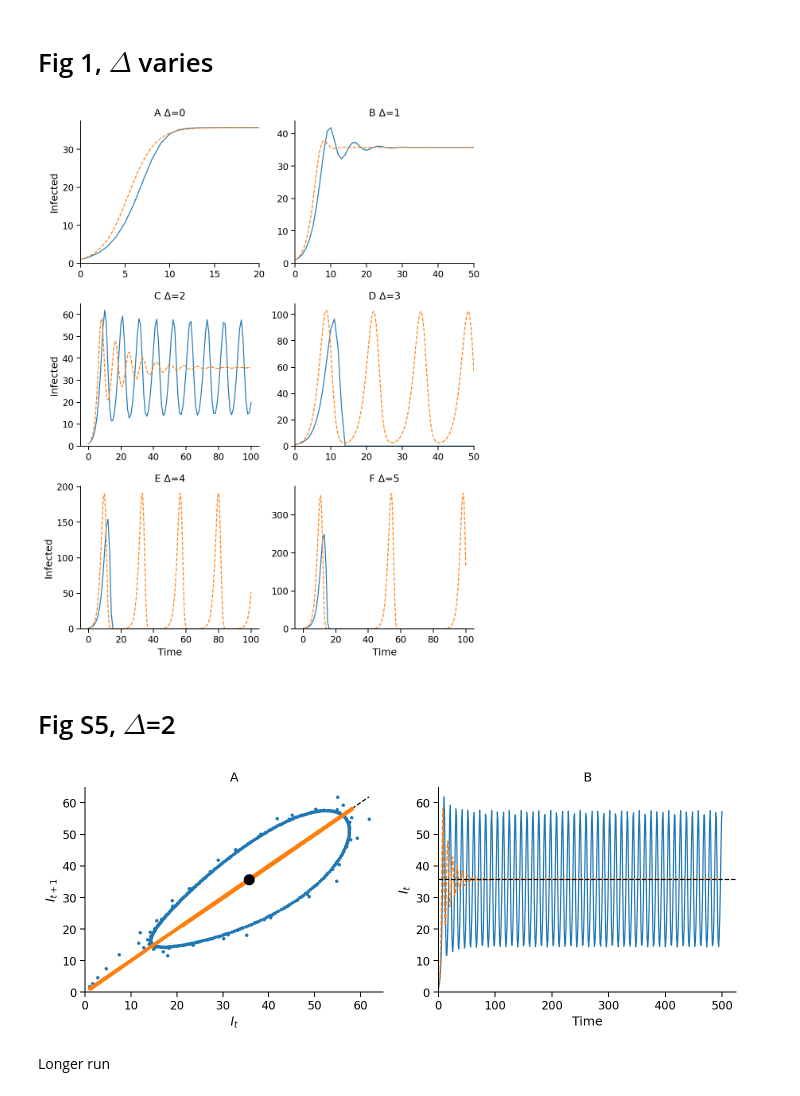
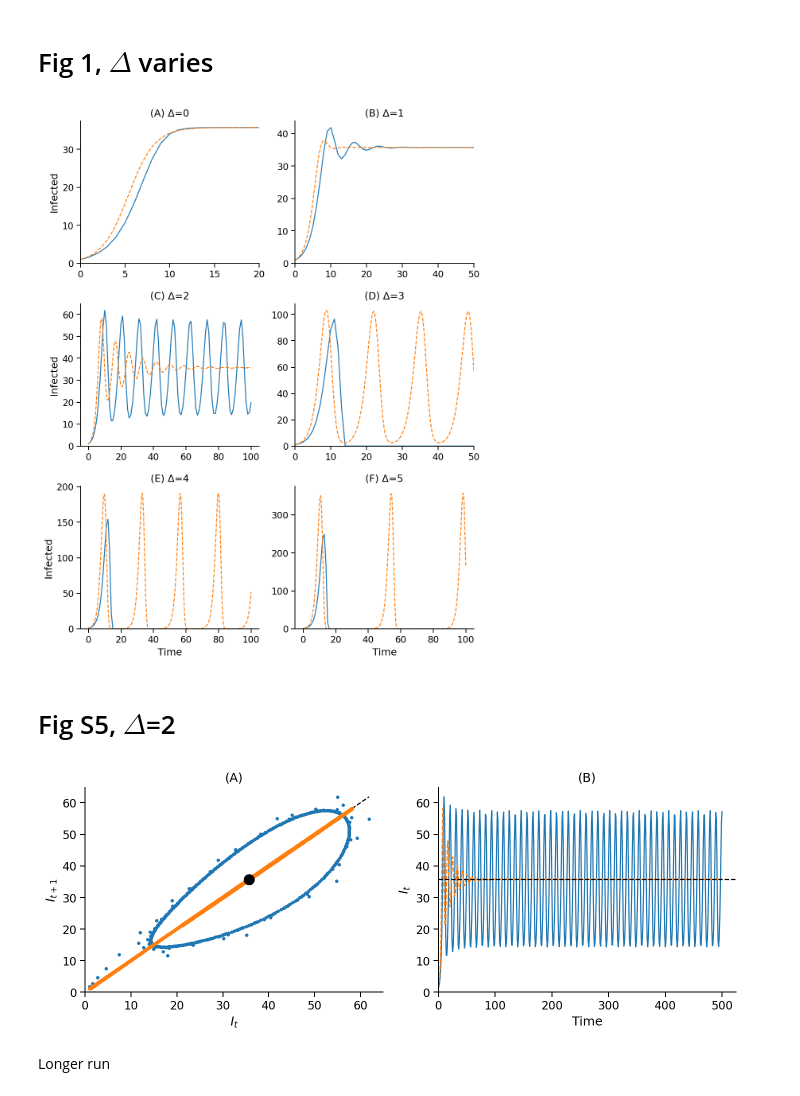
Before and after one commit to yoavram/SanJose, a Jupyter notebook: notebooks/model-SIS.ipynb, the cells around one changed output. Saved outputs shown, nothing was run; the diff lists cells and outputs as text; code cells hidden in the pictures.

```diff
--- a/notebooks/model-SIS.ipynb
+++ b/notebooks/model-SIS.ipynb
@@ -136,7 +136,7 @@ for b0_, ax, label in zip(b0s, axes.flat, 'ABCDEF'):
     t, Icont = det_cont_simulation(I0, N, b0_, γ, c_hat, α1, α2, Δ, tmax=150)
     ax.plot(t, Icont, '--')
     ax.set_ylim(0, None)
-    ax.set_title("{} $b_0$={}".format(label, b0_))
+    ax.set_title("({}) $b_0$={}".format(label, b0_))
 for ax in axes[:,0]: ax.set_ylabel('Infected')
 for ax in axes[2]: ax.set_xlabel('Time')
 axes[2,0].set_xlim(0, 50)
@@ -161,21 +161,21 @@ for Δ_ in Δs:
 # %%
 fig, axes = plt.subplots(3, 2, figsize=(8, 3.33*3))
 for Δ_, ax, label, (Idis, t, Icont) in zip(Δs, axes.flat, 'ABCDEF', results_Δs):
     ax.plot(Idis)
     ax.plot(t, Icont, '--')
     ax.set_ylim(0, None)
-    ax.set_title("{} Δ={}".format(label, Δ_))
+    ax.set_title("({}) Δ={}".format(label, Δ_))
 axes[0,0].set_xlim(0, 20)
 axes[0,1].set_xlim(0, 50)
 axes[1,1].set_xlim(0, 50)
 for ax in axes[:,0]: ax.set_ylabel('Infected')
 for ax in axes[2]: ax.set_xlabel('Time')
 
 fig.tight_layout()
 sns.despine()
 plt.savefig('../figures/fig1.pdf', dpi=100)
 # %% [output]
-[figure, old version]
+[figure, new version]
 # %% [markdown]
 # Fig S5, $\Delta$=2
 # %%
@@ -199,13 +199,13 @@ ax.plot(t, Icont, '--')
 ax.axhline(I2(N, b0, γ, c_hat, α1, α2), ls='--', color='k')
 ax.set(xlabel='Time', ylabel='$I_t$', xlim=(0, None), ylim=(0, None))
 
-for ax, label in zip(axes.flat, 'ABCD'): ax.set_title("{}".format(label))
+for ax, label in zip(axes.flat, 'ABCD'): ax.set_title("({})".format(label))
 
 sns.despine()
 fig.tight_layout()
 fig.savefig('../figures/figS5.pdf')
 # %% [output]
-[figure, old version]
+[figure, new version]
 # %% [markdown]
 Longer run
 # %%
```
Also changed, not shown: parts of 6 cells of this notebook, 1 other file.
